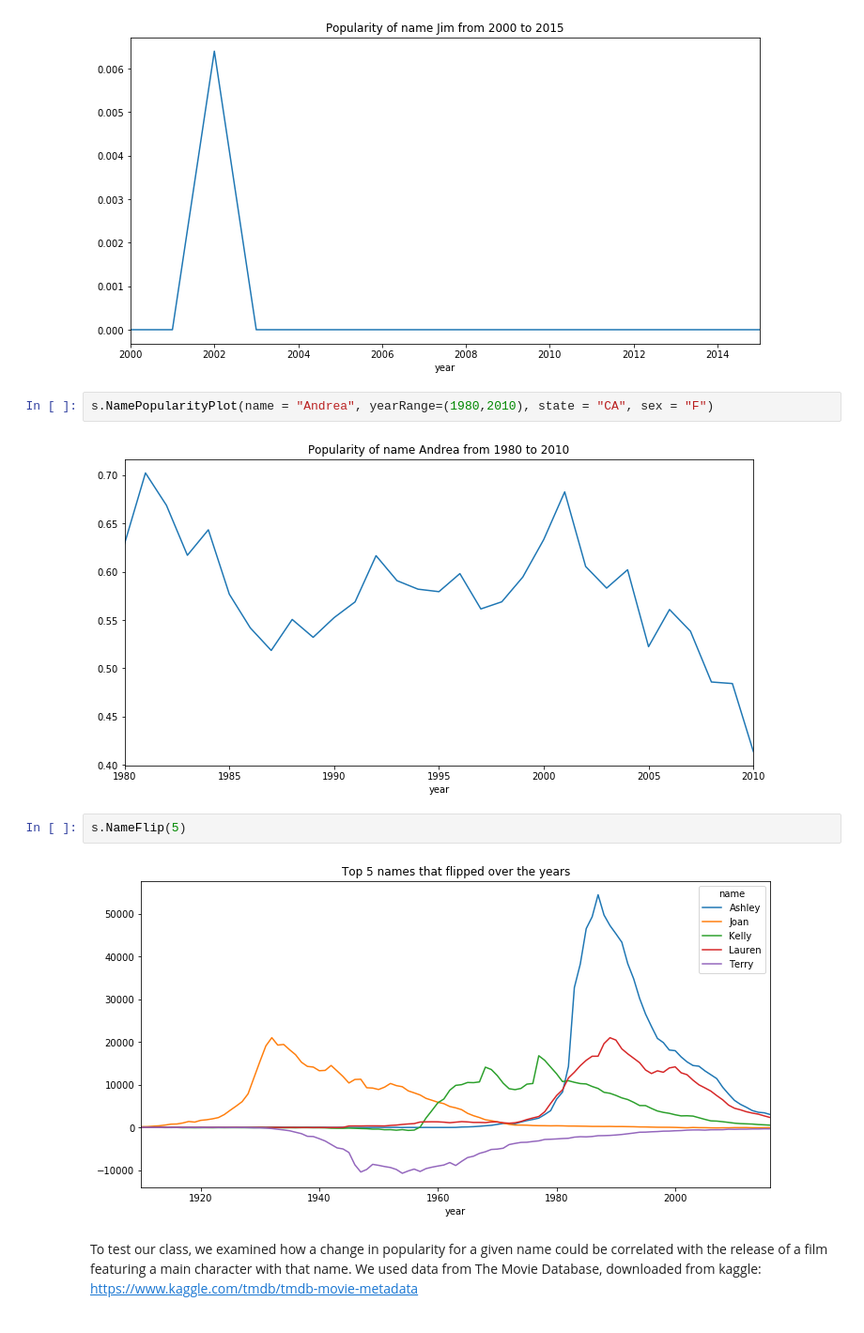
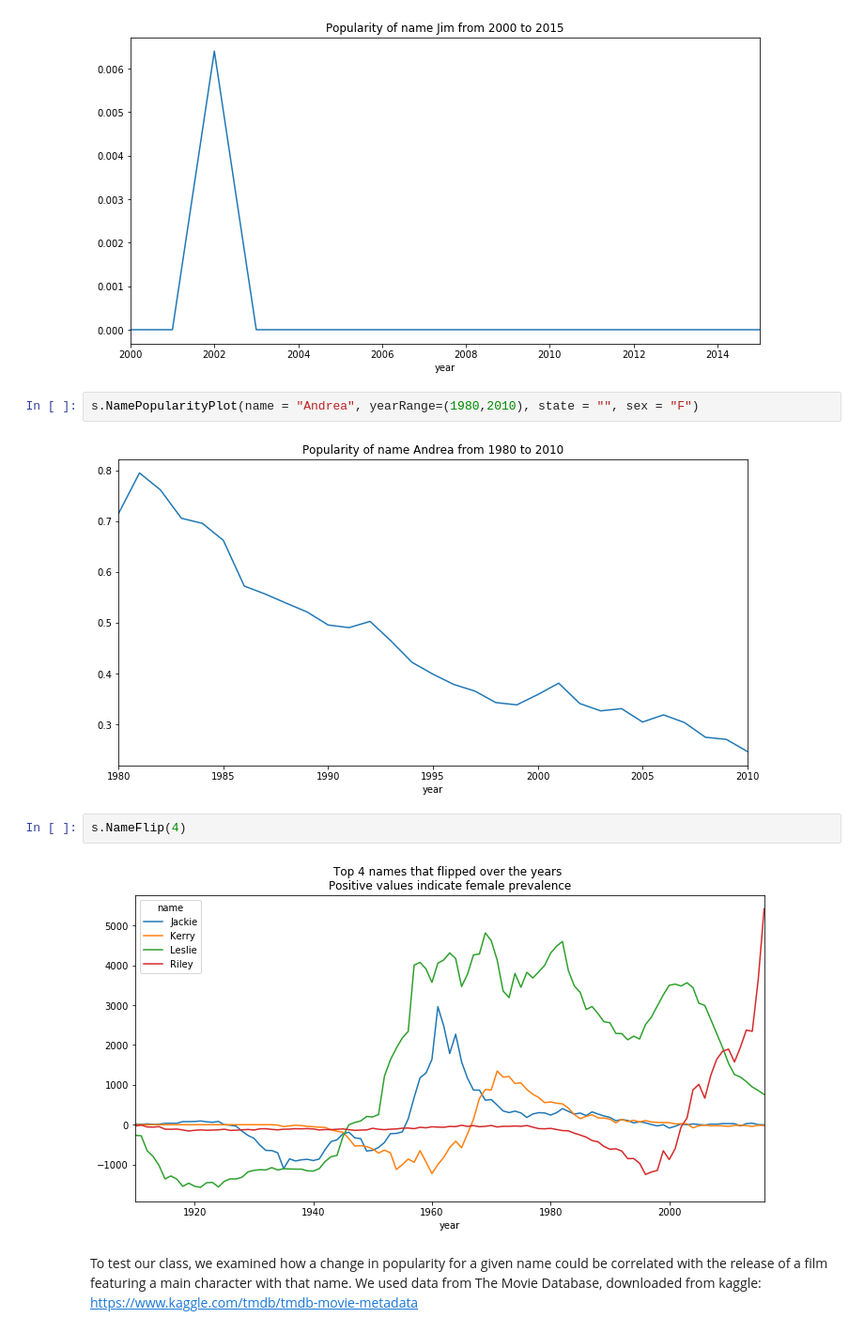
Before and after one commit to lucacolombomsia/BabyNames, a Jupyter notebook: FINAL_Babynames.ipynb, the cells around one changed output. Shown: that part at 94% size. Cells and saved outputs as stored; diff of their text form.

```diff
--- a/FINAL_Babynames.ipynb
+++ b/FINAL_Babynames.ipynb
@@ -293,12 +308,12 @@ s.NamePopularityPlot()
 # %% [output]
 [figure]
 # %%
-s.NamePopularityPlot(name = "Andrea", yearRange=(1980,2010), state = "CA", sex = "F")
+s.NamePopularityPlot(name = "Andrea", yearRange=(1980,2010), state = "", sex = "F")
 # %% [output]
-[figure, old version]
+[figure, new version]
 # %%
-s.NameFlip(5)
+s.NameFlip(4)
 # %% [output]
-[figure, old version]
+[figure, new version]
 # %% [markdown]
 To test our class, we examined how a change in popularity for a given name could be correlated with the release of a film featuring a main character with that name. We used data from The Movie Database, downloaded from kaggle: https://www.kaggle.com/tmdb/tmdb-movie-metadata
```
Also changed, not shown: parts of 16 cells of this notebook, 1 other file.
